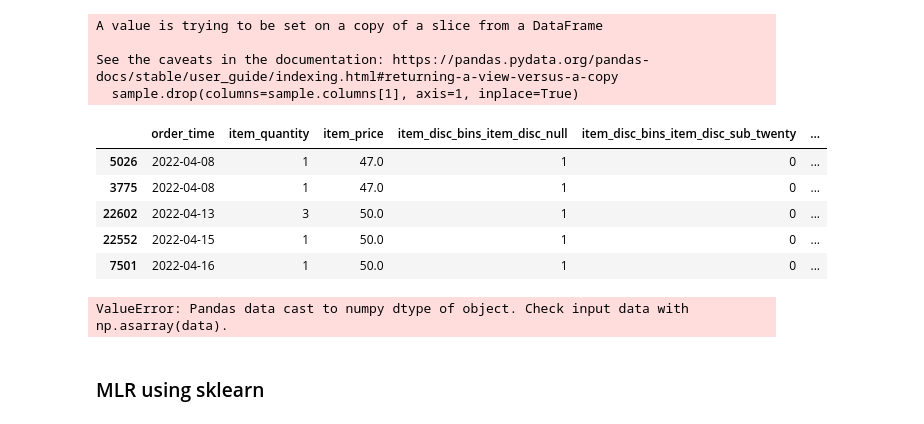
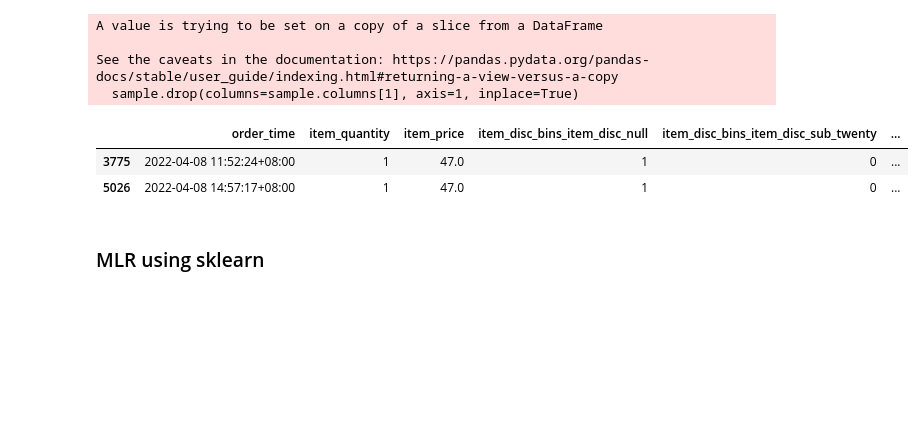
Before and after one commit to kevanoktavio/CloudWine_DemandPrediction, a Jupyter notebook: development/notebooks/cara_model.ipynb, the cells around one changed output. Cells and saved outputs as stored; diff of their text form; code cells hidden in the pictures; blank space fills up the shorter version.

Commit message:
shitty model!

```diff
--- a/development/notebooks/cara_model.ipynb
+++ b/development/notebooks/cara_model.ipynb
@@ -33,7 +30,7 @@ dtype: object
 # remove time from datetime so we can groupby later
 
 df.drop(columns=df.columns[0], axis=1, inplace=True)
-df['order_time'] = pd.to_datetime(df['order_time']).dt.date
+df['order_time'] = pd.to_datetime(df['order_time'])
 df.head(2)
 # %% [output]
 |  | customer_id | order_time | item_quantity | item_id | item_price | item_discount_raw | item_discount_percentage | ... |
@@ -101,41 +108,11 @@ A value is trying to be set on a copy of a slice from a DataFrame
 See the caveats in the documentation: https://pandas.pydata.org/pandas-docs/stable/user_guide/indexing.html#returning-a-view-versus-a-copy
   sample.drop(columns=sample.columns[1], axis=1, inplace=True)
 # %%
-sample.head(5)
+sample.head(2)
 # %% [output]
 |  | order_time | item_quantity | item_price | item_disc_bins_item_disc_null | item_disc_bins_item_disc_sub_twenty | ... |
-| 5026 | 2022-04-08 | 1 | 47.0 | 1 | 0 | ... |
-| 3775 | 2022-04-08 | 1 | 47.0 | 1 | 0 | ... |
-| 22602 | 2022-04-13 | 3 | 50.0 | 1 | 0 | ... |
-| 22552 | 2022-04-15 | 1 | 50.0 | 1 | 0 | ... |
-| 7501 | 2022-04-16 | 1 | 50.0 | 1 | 0 | ... |
+| 3775 | 2022-04-08 11:52:24+08:00 | 1 | 47.0 | 1 | 0 | ... |
+| 5026 | 2022-04-08 14:57:17+08:00 | 1 | 47.0 | 1 | 0 | ... |
-# %%
-# train 80% and test 20%
-train = sample[:int(0.8*(len(sample)))]
-test = sample[int(0.8*(len(sample))):]
-
-dates = sample['order_time']
-data = sample[['item_quantity', 'item_price',
-               'item_disc_bins_item_disc_null',
-               'item_disc_bins_item_disc_sub_twenty',
-               'item_disc_bins_item_disc_sub_forty',
-               'item_disc_bins_item_disc_sub_sixty',
-               'item_disc_bins_item_disc_sub_eighty',
-               'item_disc_bins_item_disc_sub_hundred']]
-
-data = data.astype(float)
-data.index = pd.DatetimeIndex(dates)
-
-# import VAR model and fit
-from statsmodels.tsa.vector_ar.var_model import VAR
-
-model = VAR(endog=train)
-model_fit = model.fit()
-
-# make prediction on validation
-prediction = model_fit.forecast(model_fit.y, steps=len(test))
-# %% [output]
-ValueError: Pandas data cast to numpy dtype of object. Check input data with np.asarray(data).
 # %% [markdown]
 ### MLR using sklearn
 # %%
```
Also changed, not shown: parts of 23 cells of this notebook.
